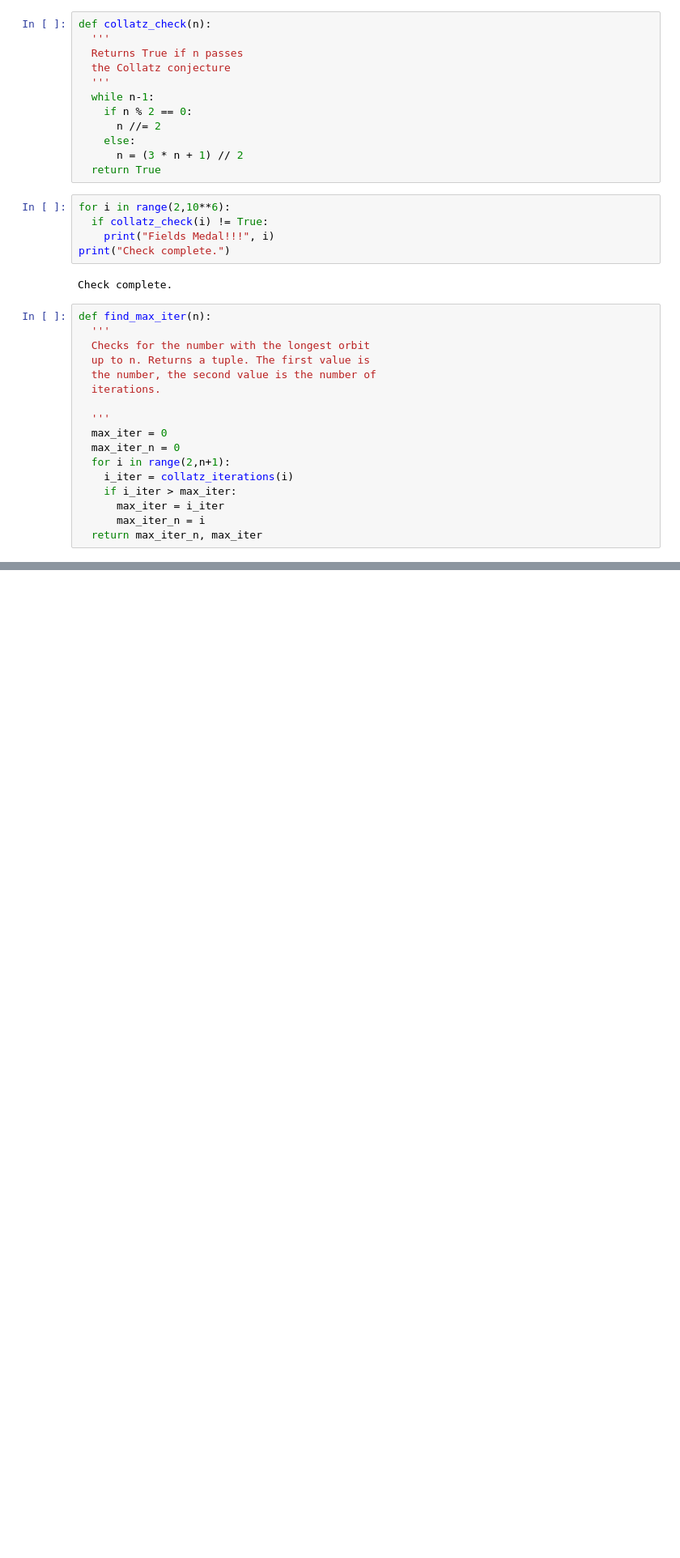
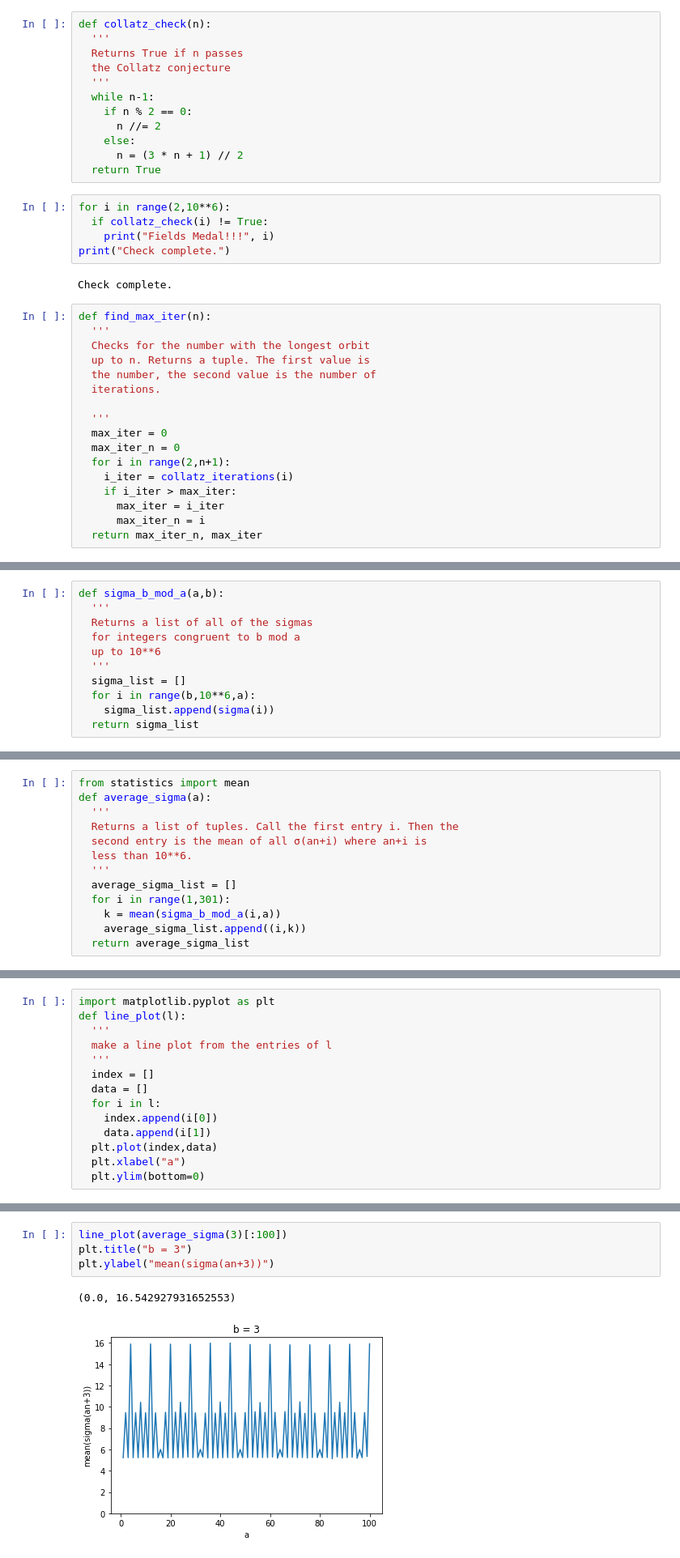
Before and after one commit to gencross/CollatzGroup3, a Jupyter notebook: Collatz_Conjecture.ipynb, the cells around one changed output, grey strips where cells are left out. Shown at 81% size. Drawn from its saved outputs; the diff is of its cells as text; blank space fills up the shorter version.

```diff
--- a/Collatz_Conjecture.ipynb
+++ b/Collatz_Conjecture.ipynb
@@ -157,0 +279,11 @@ A new text cell
+# %%
+def sigma_b_mod_a(a,b):
+  '''
+  Returns a list of all of the sigmas
+  for integers congruent to b mod a
+  up to 10**6
+  '''
+  sigma_list = []
+  for i in range(b,10**6,a):
+    sigma_list.append(sigma(i))
+  return sigma_list
@@ -157,0 +292,13 @@ A new text cell
+# %%
+from statistics import mean
+def average_sigma(a):
+  '''
+  Returns a list of tuples. Call the first entry i. Then the
+  second entry is the mean of all σ(an+i) where an+i is
+  less than 10**6.
+  '''
+  average_sigma_list = []
+  for i in range(1,301):
+    k = mean(sigma_b_mod_a(i,a))
+    average_sigma_list.append((i,k))
+  return average_sigma_list
@@ -157,0 +343,14 @@ A new text cell
+# %%
+import matplotlib.pyplot as plt
+def line_plot(l):
+  '''
+  make a line plot from the entries of l
+  '''
+  index = []
+  data = []
+  for i in l:
+    index.append(i[0])
+    data.append(i[1])
+  plt.plot(index,data)
+  plt.xlabel("a")
+  plt.ylim(bottom=0)
@@ -157,0 +359,7 @@ A new text cell
+# %%
+line_plot(average_sigma(3)[:100])
+plt.title("b = 3")
+plt.ylabel("mean(sigma(an+3))")
+# %% [output]
+(0.0, 16.542927931652553)
+[figure, added]
```
Also changed, not shown: parts of 31 cells of this notebook.
